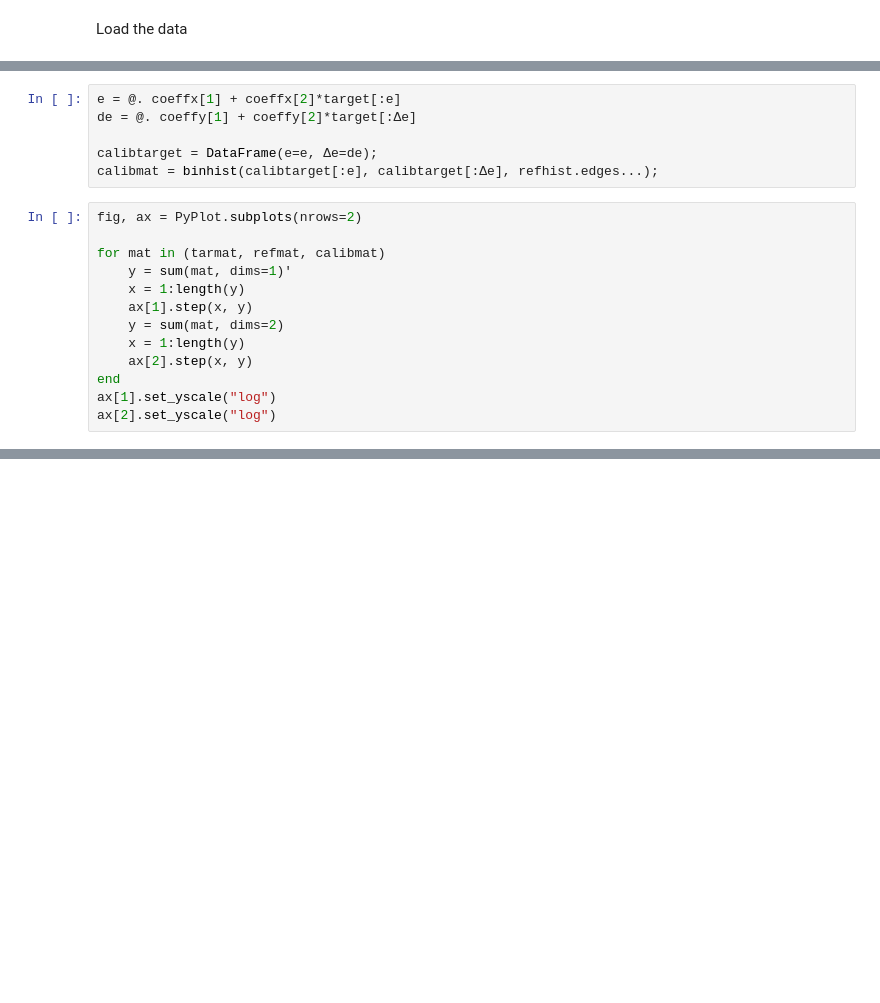
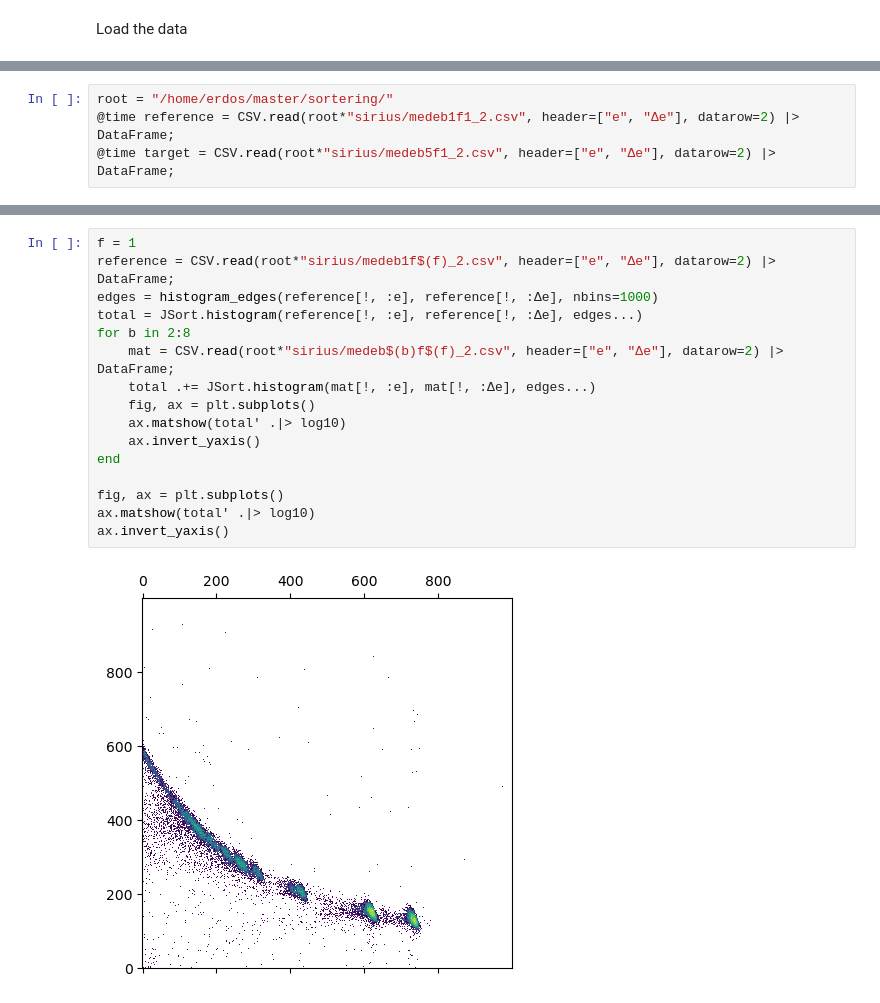
Before and after one commit to Caronthir/JSort, a Jupyter notebook: notebooks/alignment2d.ipynb, the cells around one changed output, grey strips where cells are left out. Saved outputs shown, nothing was run; the diff lists cells and outputs as text; blank space fills up the shorter version.

```diff
--- a/notebooks/alignment2d.ipynb
+++ b/notebooks/alignment2d.ipynb
@@ -209,19 +171,0 @@ rpx, tpx, rpy, tpy = featurealign2d(refmats, tarmats,
-# %%
-e = @. coeffx[1] + coeffx[2]*target[:e]
-de = @. coeffy[1] + coeffy[2]*target[:Δe]
-
-calibtarget = DataFrame(e=e, Δe=de);
-calibmat = binhist(calibtarget[:e], calibtarget[:Δe], refhist.edges...);
-# %%
-fig, ax = PyPlot.subplots(nrows=2)
-
-for mat in (tarmat, refmat, calibmat)
-    y = sum(mat, dims=1)'
-    x = 1:length(y)
-    ax[1].step(x, y)
-    y = sum(mat, dims=2)
-    x = 1:length(y)
-    ax[2].step(x, y)
-end
-ax[1].set_yscale("log")
-ax[2].set_yscale("log")
@@ -348,0 +172,4 @@ It is incredibly frustrating to use, save and load OMatrices. Would it be better
+# %%
+root = "/home/erdos/master/sortering/"
+@time reference = CSV.read(root*"sirius/medeb1f1_2.csv", header=["e", "Δe"], datarow=2) |> DataFrame;
+@time target = CSV.read(root*"sirius/medeb5f1_2.csv", header=["e", "Δe"], datarow=2) |> DataFrame;
@@ -348,0 +218,18 @@ It is incredibly frustrating to use, save and load OMatrices. Would it be better
+# %%
+f = 1
+reference = CSV.read(root*"sirius/medeb1f$(f)_2.csv", header=["e", "Δe"], datarow=2) |> DataFrame;
+edges = histogram_edges(reference[!, :e], reference[!, :Δe], nbins=1000)
+total = JSort.histogram(reference[!, :e], reference[!, :Δe], edges...)
+for b in 2:8
+    mat = CSV.read(root*"sirius/medeb$(b)f$(f)_2.csv", header=["e", "Δe"], datarow=2) |> DataFrame;
+    total .+= JSort.histogram(mat[!, :e], mat[!, :Δe], edges...)
+    fig, ax = plt.subplots()
+    ax.matshow(total' .|> log10)
+    ax.invert_yaxis()
+end
+
+fig, ax = plt.subplots()
+ax.matshow(total' .|> log10)
+ax.invert_yaxis()
+# %% [output]
+[figure, added]
```
Also changed, not shown: parts of 41 cells of this notebook, 51 other files.
